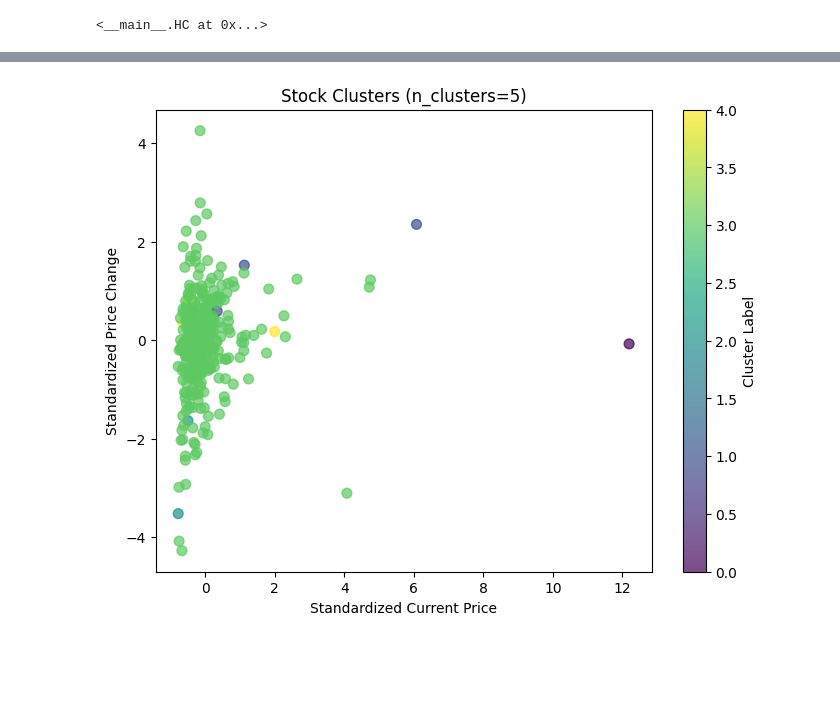
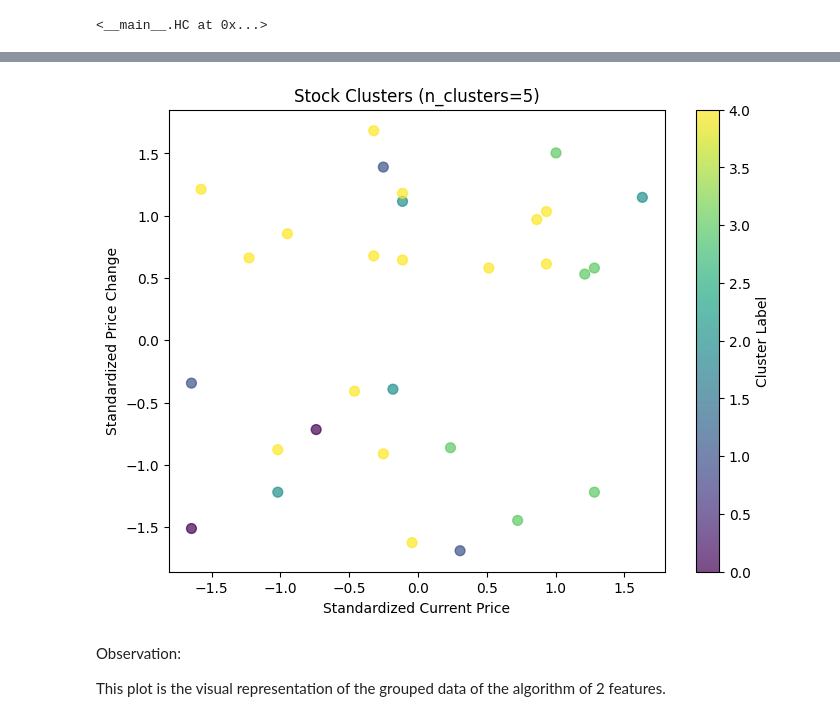
Before and after one commit to kanchan1703/ml-algorithms-implementation, a Jupyter notebook: Hierarchical Clustering/Hierarchical_Clustering.ipynb, the cells around one changed output, grey strips where cells are left out. Drawn from its saved outputs; the diff is of its cells as text; code cells hidden in the pictures; blank space fills up the shorter version.

```diff
--- a/Hierarchical Clustering/Hierarchical_Clustering.ipynb
+++ b/Hierarchical Clustering/Hierarchical_Clustering.ipynb
@@ -59,0 +36,7 @@ df.head()
+# %%
+
+categorical_cols = ['Sex', 'Ethnicity', 'Physical_Activity_Level',
+                    'Alcohol_Consumption', 'Smoking_Status']
+
+df.drop(categorical_cols, axis=1, inplace=True)
+df.head()
@@ -92,0 +53,7 @@ X_scaled = (X - X_mean) / X_std
+# %%
+# Fill any missing values with the column mean (if any)
+df = df.fillna(df.mean())
+# %%
+# Normalize the data
+scaler = StandardScaler()
+X = scaler.fit_transform(df.values)
@@ -215,8 +197,9 @@ def plot_dendrogram(Z, nSamples, n_clusters=4):
     plt.show()
 # %%
 # Calling the hierarchical clustering
+X_small = X[:30]  # Trying with 30 samples (to avoid the clutter)
 hc = HC(linkage_type='complete')
-hc.fit(X_scaled)
+hc.fit(X_small)
 # %% [output]
 <__main__.HC at 0x...>
 # %%
@@ -237,11 +222,15 @@ labels = hc.predict(n_clusters)
 # %%
 # Plottting clusters (using first two features)
 plt.figure(figsize=(8, 6))
-plt.scatter(X_scaled[:, 0], X_scaled[:, 1], c=labels, cmap='viridis', s=50, alpha=0.7)
+plt.scatter(X_small[:, 0], X_small[:, 1], c=labels, cmap='viridis', s=50, alpha=0.7)
 plt.colorbar(label='Cluster Label')
 plt.title(f"Stock Clusters (n_clusters={n_clusters})")
 plt.xlabel("Standardized Current Price")
 plt.ylabel("Standardized Price Change")
 plt.show()
 # %% [output]
-[figure, old version]
+[figure, new version]
+# %% [markdown]
+Observation:
+
+This plot is the visual representation of the grouped data of the algorithm of 2 features.
```
Also changed, not shown: parts of 16 cells of this notebook.
